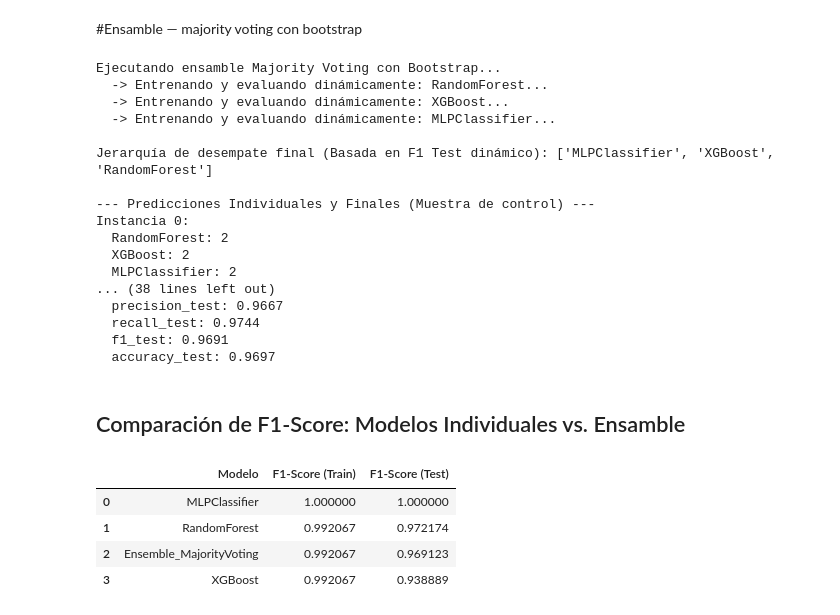
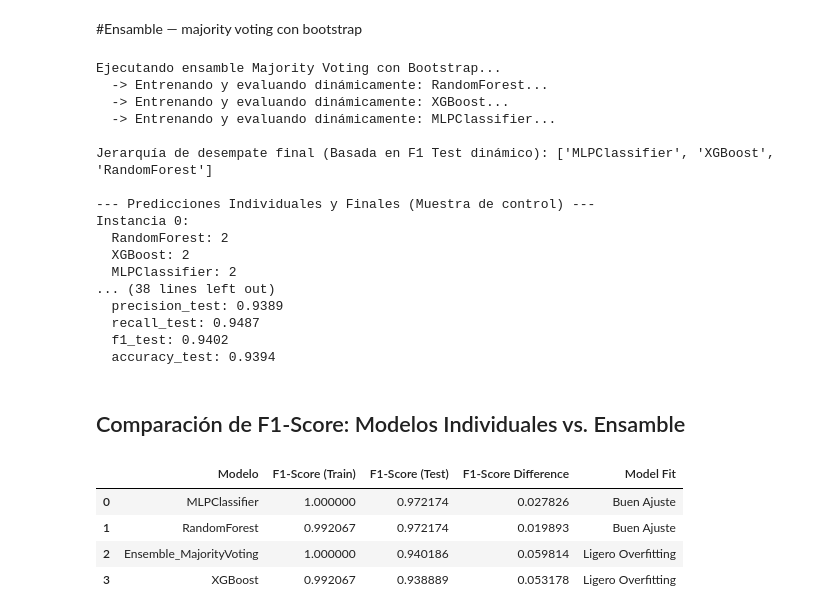
Before and after one commit to CoriAle/machine-learning-final-project, a Jupyter notebook: wine_dataset.ipynb, the cells around one changed output. Saved outputs shown, nothing was run; the diff lists cells and outputs as text; code cells hidden in the pictures.

```diff
--- a/wine_dataset.ipynb
+++ b/wine_dataset.ipynb
@@ -1011,8 +1011,8 @@ xgb_experiments = [
     },
     {
         "exp_id": "XGB_03", "modelo_nombre": "XGBoost",
-        "hiperparametros": {"n_estimators": 30, "max_depth": 2, "learning_rate": 0.1, "reg_lambda": 10.0, "subsample": 0.8, "random_state": 42},
-        "arquitectura": "40 estimadores, max_depth=2, lr=0.1, lambda=10.0, subsample=0.8 (Óptimo Regularizado)"
+        "hiperparametros": {"n_estimators": 15, "max_depth": 2, "learning_rate": 0.1, "reg_lambda": 5.0, "random_state": 42},
+        "arquitectura": "15 estimadores, max_depth=2, lr=0.1, lambda=5.0 (Óptimo Regularizado)"
     },
     {
         "exp_id": "XGB_04", "modelo_nombre": "XGBoost",
@@ -1385,9 +1410,7 @@ ensemble_models = [
 model_names = [name for name, _ in ensemble_models]
 model_name_to_idx = {name: i for i, name in enumerate(model_names)}
 
-# =====================================================================
-# 2. FUNCIÓN OPTIMIZADA DE VOTO MAYORITARIO CON DESEMPATE DINÁMICO
-# =====================================================================
+
 def apply_majority_vote_with_tie_breaker(predictions_stacked, dynamic_f1_scores, model_name_to_idx):
     """
     Aplica voto mayoritario. Si hay un triple empate, usa el modelo con mayor
@@ -1422,9 +1445,7 @@ def apply_majority_vote_with_tie_breaker(predictions_stacked, dynamic_f1_scores,
 
     return final_predictions
 
-# =====================================================================
-# 3. EJECUCIÓN DEL BOOTSTRAP Y ENTRENAMIENTO DENTRO DEL BUCLE
-# =====================================================================
+
 preds_test_individual = []
 preds_train_individual = []
 individual_train_times = []
@@ -1464,9 +1485,7 @@ print(f"\nJerarquía de desempate final (Basada en F1 Test dinámico): {orden_di
 preds_test_stacked = np.vstack(preds_test_individual)
 preds_train_stacked = np.vstack(preds_train_individual)
 
-# =====================================================================
-# 4. APLICAR LÓGICA DE ENSAMBLE (VOTO + DESEMPATE)
-# =====================================================================
+
 y_ensemble_pred_test = apply_majority_vote_with_tie_breaker(preds_test_stacked, dynamic_ensemble_f1_scores, model_name_to_idx)
 y_ensemble_pred_train = apply_majority_vote_with_tie_breaker(preds_train_stacked, dynamic_ensemble_f1_scores, model_name_to_idx)
 
@@ -1477,11 +1496,9 @@ for i in range(min(5, len(X_test))):
     for j, name in enumerate(model_names):
         print(f"  {name}: {preds_test_stacked[j, i]}")
     print(f"  Clase Verdadera: {y_test.iloc[i]}")
-    print(f"  ✨ Predicción Final Ensamble: {y_ensemble_pred_test[i]}\n")
+    print(f"  Predicción Final Ensamble: {y_ensemble_pred_test[i]}\n")
 
-# =====================================================================
-# 5. EVALUACIÓN FINALES Y REGISTRO EN BITÁCORA
-# =====================================================================
+
 total_ensemble_train_time = sum(individual_train_times)
 
 # Calculate both train and test metrics for the ensemble
@@ -1527,42 +1544,63 @@ Instancia 0:
   XGBoost: 2
   MLPClassifier: 2
 ... (38 lines left out)
-  precision_test: 0.9667
-  recall_test: 0.9744
-  f1_test: 0.9691
-  accuracy_test: 0.9697
+  precision_test: 0.9389
+  recall_test: 0.9487
+  f1_test: 0.9402
+  accuracy_test: 0.9394
 # %% [markdown]
 ## Comparación de F1-Score: Modelos Individuales vs. Ensamble
 # %%
 import pandas as pd
 
 # Preparar los datos para el DataFrame comparativo
 comparison_data = []
 
 # Recorrer los mejores modelos individuales
 for index, row in best_models_per_family.iterrows():
     model_name = row['modelo']
     f1_train = row['f1_train']
     f1_test = row['f1_test']
     comparison_data.append({'Modelo': model_name, 'F1-Score (Train)': f1_train, 'F1-Score (Test)': f1_test})
 
 # Añadir los resultados del ensamble
 comparison_data.append({
     'Modelo': 'Ensemble_MajorityVoting',
     'F1-Score (Train)': ensemble_metrics['f1_train'],
     'F1-Score (Test)': ensemble_metrics['f1_test']
 })
 
 # Crear el DataFrame
 comparison_df = pd.DataFrame(comparison_data)
 
+# Calcular la diferencia entre F1-Score (Test) y F1-Score (Train)
+comparison_df['F1-Score Difference'] = comparison_df['F1-Score (Train)'] - comparison_df['F1-Score (Test)']
+
+# Función para clasificar el tipo de ajuste del modelo
+def classify_model_fit(row):
+    f1_train = row['F1-Score (Train)']
+    f1_test = row['F1-Score (Test)']
+    diff = row['F1-Score Difference']
+
+    if f1_train < 0.85 and f1_test < 0.85:
+        return 'Underfitting'
+    elif diff > 0.08 and f1_train >= 0.85:
+        return 'Overfitting'
+    elif 0.05 <= diff <= 0.08 and f1_train >= 0.85:
+        return 'Ligero Overfitting'
+    else:
+        return 'Buen Ajuste'
+
+# Aplicar la función para crear la columna 'Model Fit'
+comparison_df['Model Fit'] = comparison_df.apply(classify_model_fit, axis=1)
+
 # Ordenar por F1-Score (Test) de forma descendente
 comparison_df = comparison_df.sort_values(by='F1-Score (Test)', ascending=False).reset_index(drop=True)
 
 display(comparison_df)
 # %% [output]
-|  | Modelo | F1-Score (Train) | F1-Score (Test) |
-| 0 | MLPClassifier | 1.000000 | 1.000000 |
-| 1 | RandomForest | 0.992067 | 0.972174 |
-| 2 | Ensemble_MajorityVoting | 0.992067 | 0.969123 |
-| 3 | XGBoost | 0.992067 | 0.938889 |
+|  | Modelo | F1-Score (Train) | F1-Score (Test) | F1-Score Difference | Model Fit |
+| 0 | MLPClassifier | 1.000000 | 0.972174 | 0.027826 | Buen Ajuste |
+| 1 | RandomForest | 0.992067 | 0.972174 | 0.019893 | Buen Ajuste |
+| 2 | Ensemble_MajorityVoting | 1.000000 | 0.940186 | 0.059814 | Ligero Overfitting |
+| 3 | XGBoost | 0.992067 | 0.938889 | 0.053178 | Ligero Overfitting |
```
Also changed, not shown: parts of 6 cells of this notebook.
